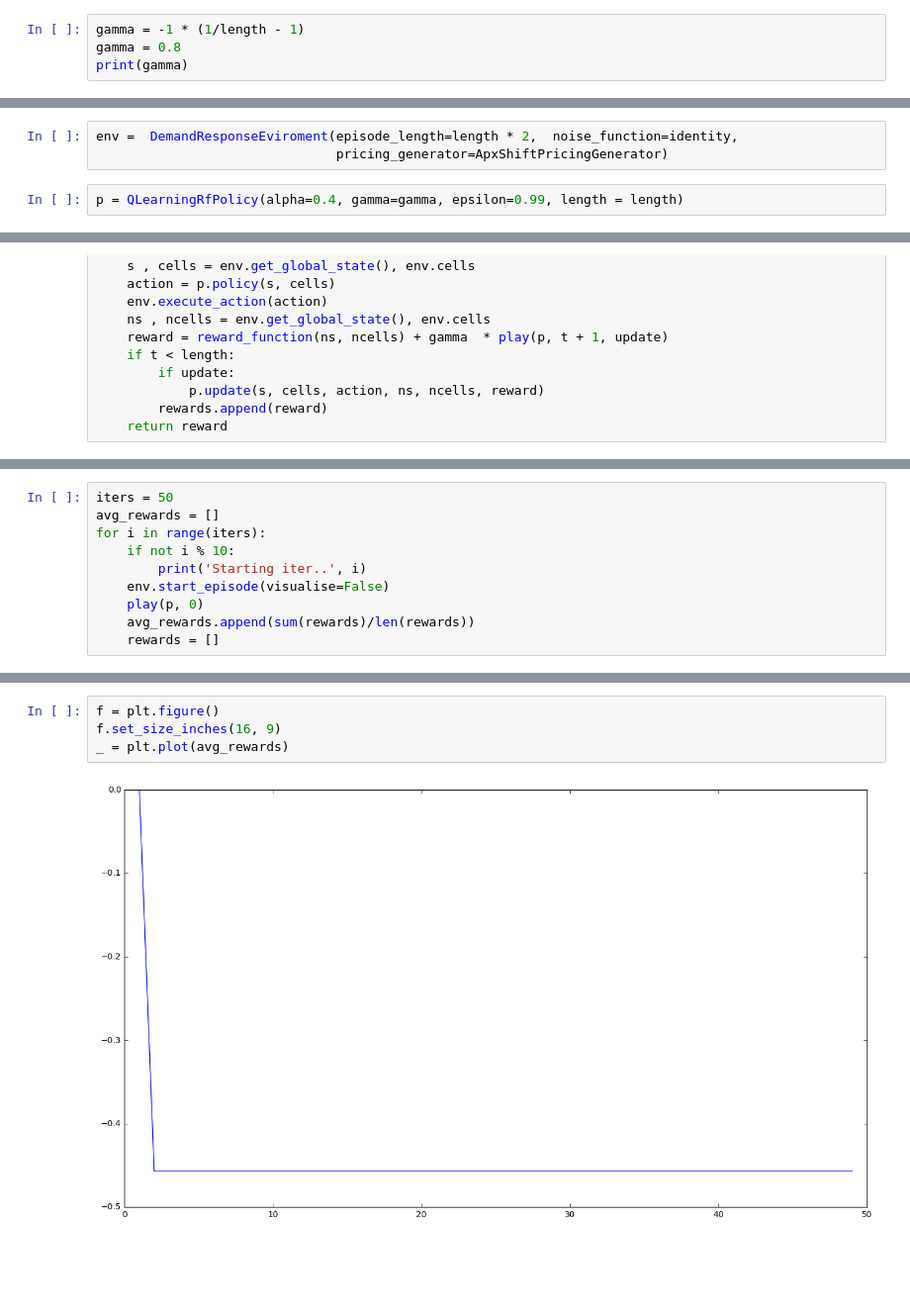
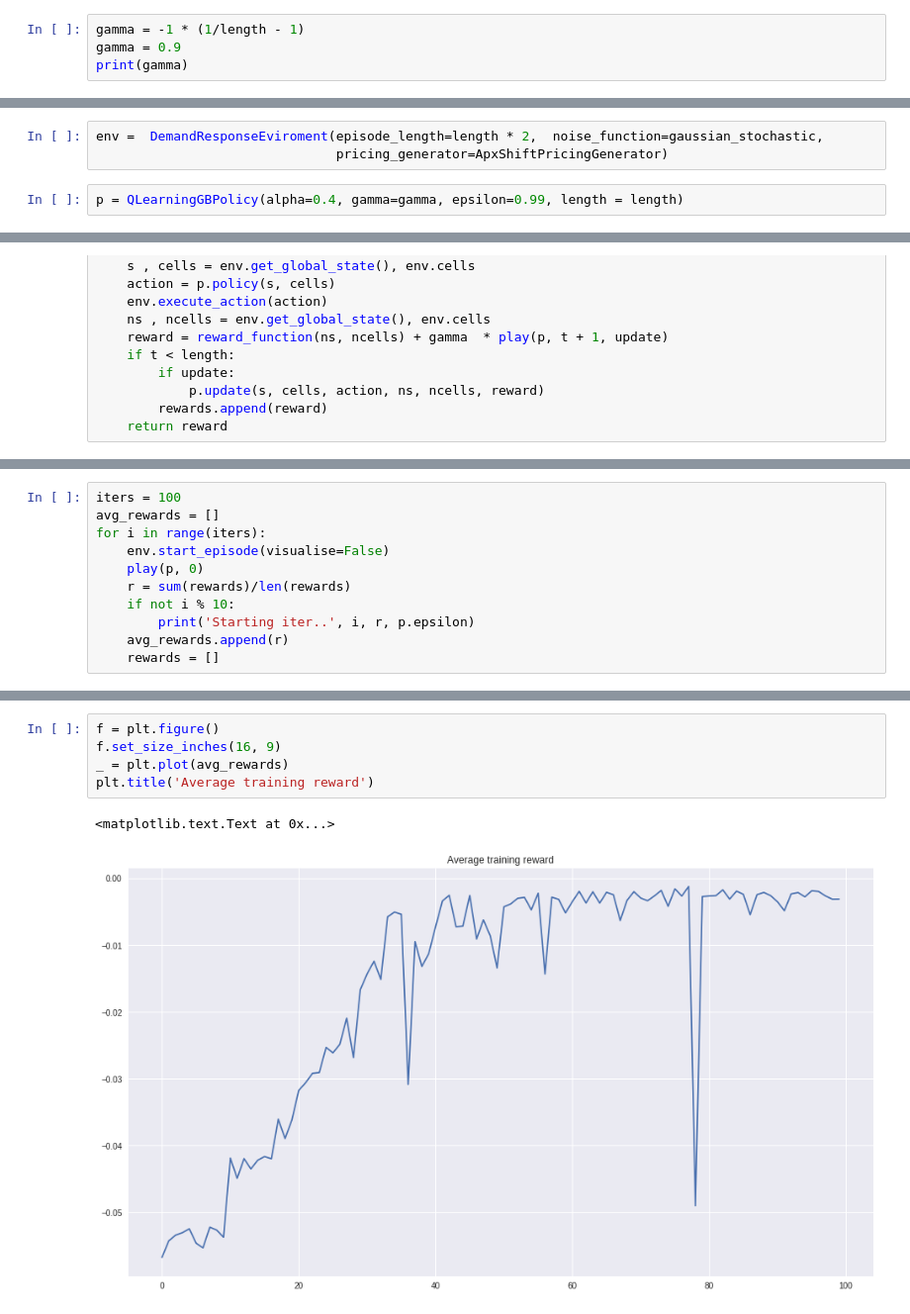
Before and after one commit to LPompe/thesis_demand_response, a Jupyter notebook: software/Untitled.ipynb, the cells around one changed output, grey strips where cells are left out. Shown at 99% size. Drawn from its saved outputs; the diff is of its cells as text; blank space fills up the shorter version.

```diff
--- a/software/Untitled.ipynb
+++ b/software/Untitled.ipynb
@@ -17,5 +17,5 @@ sys.setrecursionlimit(length * 10)
 # %%
 gamma = -1 * (1/length - 1)
-gamma = 0.8
+gamma = 0.9
 print(gamma)
 # %% [output]
@@ -23,5 +23,5 @@ print(gamma)
 # %%
-env =  DemandResponseEviroment(episode_length=length * 2,  noise_function=identity,
+env =  DemandResponseEviroment(episode_length=length * 2,  noise_function=gaussian_stochastic,
                                pricing_generator=ApxShiftPricingGenerator)
 # %%
-p = QLearningRfPolicy(alpha=0.4, gamma=gamma, epsilon=0.99, length = length)
+p = QLearningGBPolicy(alpha=0.4, gamma=gamma, epsilon=0.99, length = length)
@@ -43,11 +47,12 @@ def play(p, t, update = True):
 # %%
-iters = 50
+iters = 100
 avg_rewards = []
 for i in range(iters):
-    if not i % 10:
-        print('Starting iter..', i)
     env.start_episode(visualise=False)
     play(p, 0)
-    avg_rewards.append(sum(rewards)/len(rewards))
+    r = sum(rewards)/len(rewards)
+    if not i % 10:
+        print('Starting iter..', i, r, p.epsilon)
+    avg_rewards.append(r)
     rewards = []
 # %% [output]
@@ -59,6 +69,8 @@ Starting iter.. 40
 # %%
 f = plt.figure()
 f.set_size_inches(16, 9)
 _ = plt.plot(avg_rewards)
+plt.title('Average training reward')
 # %% [output]
+<matplotlib.text.Text at 0x...>
-[figure, old version]
+[figure, new version]
```
Also changed, not shown: parts of 20 cells of this notebook, 3 other files.
